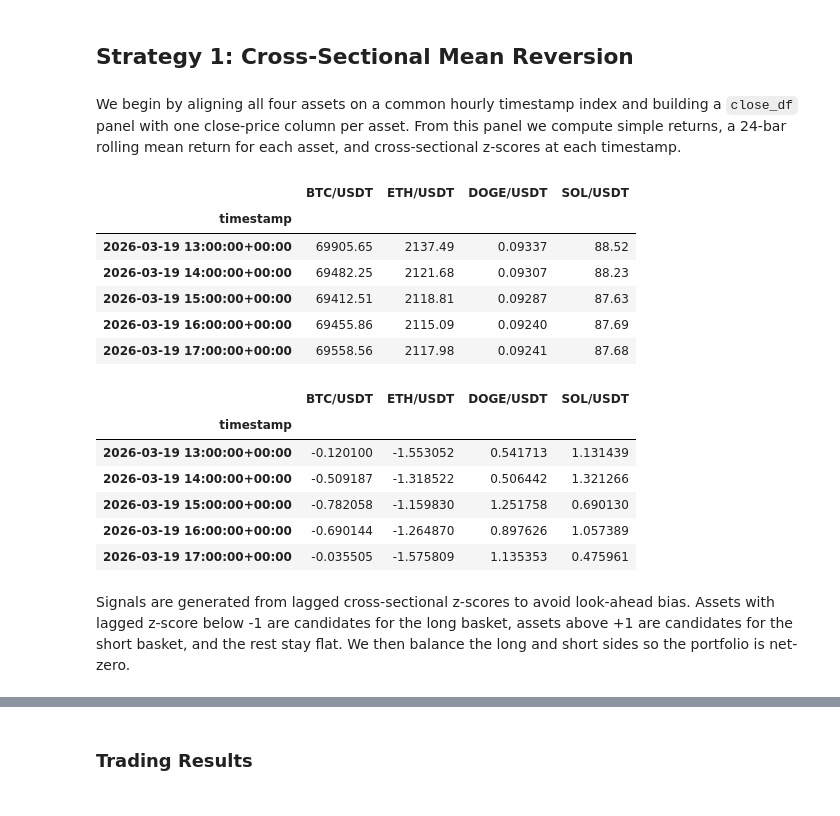
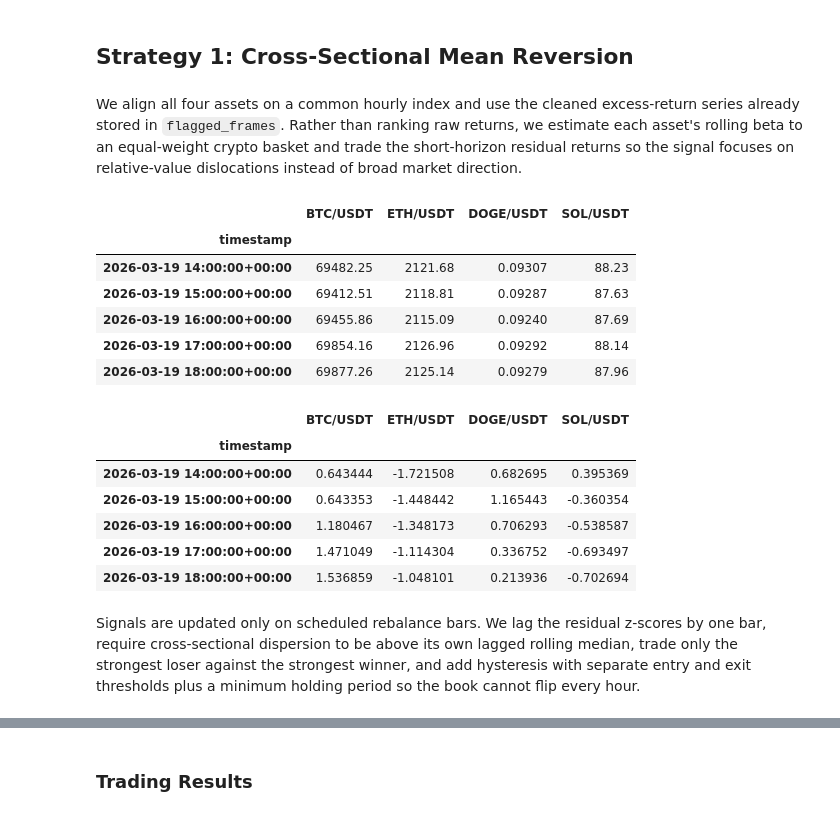
Before and after one commit to PeterLP123/Algo-Trading-Project, a Jupyter notebook: strategy.ipynb, the cells around one changed output, grey strips where cells are left out. Drawn from its saved outputs; the diff is of its cells as text; code cells hidden in the pictures.

```diff
--- a/strategy.ipynb
+++ b/strategy.ipynb
@@ -517,40 +517,82 @@ Max-eigenvalue test at 95%:
 # %% [markdown]
 ## Strategy 1: Cross-Sectional Mean Reversion
 # %% [markdown]
-We begin by aligning all four assets on a common hourly timestamp index and building a `close_df` panel with one close-price column per asset. From this panel we compute simple returns, a 24-bar rolling mean return for each asset, and cross-sectional z-scores at each timestamp.
+We align all four assets on a common hourly index and use the cleaned excess-return series already stored in `flagged_frames`. Rather than ranking raw returns, we estimate each asset's rolling beta to an equal-weight crypto basket and trade the short-horizon residual returns so the signal focuses on relative-value dislocations instead of broad market direction.
 # %%
 ASSET_COLUMNS = SYMBOLS
-ROLLING_MEAN_WINDOW = 24
+SIGNAL_RETURN_COLUMN = "clean_return"
+PNL_RETURN_COLUMN = "clean_return"
+BETA_WINDOW = 24 * 7
+SIGNAL_LOOKBACK = 6
+DISPERSION_LOOKBACK = 24 * 7
 
 close_df = pd.concat(
     [flagged_frames[symbol]["close"].rename(symbol) for symbol in ASSET_COLUMNS],
     axis=1,
 ).dropna()
 
-return_df = close_df.pct_change()
-rolling_mean_return_df = return_df.rolling(ROLLING_MEAN_WINDOW).mean()
+signal_return_df = pd.concat(
+    [flagged_frames[symbol][SIGNAL_RETURN_COLUMN].rename(symbol) for symbol in ASSET_COLUMNS],
+    axis=1,
+).reindex(close_df.index)
 
-cross_sectional_mean = rolling_mean_return_df.mean(axis=1)
-cross_sectional_std = rolling_mean_return_df.std(axis=1, ddof=0).replace(0.0, np.nan)
-zscore_df = rolling_mean_return_df.sub(cross_sectional_mean, axis=0).div(cross_sectional_std, axis=0)
+pnl_return_df = pd.concat(
+    [flagged_frames[symbol][PNL_RETURN_COLUMN].rename(symbol) for symbol in ASSET_COLUMNS],
+    axis=1,
+).reindex(close_df.index)
+
+combined_mask = signal_return_df.notna().all(axis=1) & pnl_return_df.notna().all(axis=1)
+close_df = close_df.loc[combined_mask]
+signal_return_df = signal_return_df.loc[combined_mask]
+pnl_return_df = pnl_return_df.loc[combined_mask]
+
+market_return_series = signal_return_df.mean(axis=1).rename("equal_weight_market_return")
+rolling_market_var = market_return_series.rolling(
+    BETA_WINDOW,
+    min_periods=max(BETA_WINDOW // 3, 24),
+).var(ddof=0).replace(0.0, np.nan)
+
+beta_df = pd.DataFrame(index=signal_return_df.index, columns=ASSET_COLUMNS, dtype=float)
+for symbol in ASSET_COLUMNS:
+    rolling_cov = signal_return_df[symbol].rolling(
+        BETA_WINDOW,
+        min_periods=max(BETA_WINDOW // 3, 24),
+    ).cov(market_return_series)
+    beta_df[symbol] = rolling_cov.div(rolling_market_var)
+
+residual_return_df = signal_return_df.sub(beta_df.mul(market_return_series, axis=0), axis=0)
+residual_signal_df = residual_return_df.rolling(
+    SIGNAL_LOOKBACK,
+    min_periods=max(SIGNAL_LOOKBACK // 2, 3),
+).mean()
+
+cross_sectional_mean = residual_signal_df.mean(axis=1)
+cross_sectional_std = residual_signal_df.std(axis=1, ddof=0).replace(0.0, np.nan)
+zscore_df = residual_signal_df.sub(cross_sectional_mean, axis=0).div(cross_sectional_std, axis=0)
+
+cross_sectional_dispersion_series = residual_signal_df.std(axis=1, ddof=0).rename("cross_sectional_dispersion")
+dispersion_floor_series = cross_sectional_dispersion_series.rolling(
+    DISPERSION_LOOKBACK,
+    min_periods=max(DISPERSION_LOOKBACK // 3, 24),
+).median().shift(1).rename("dispersion_floor")
 
 display(close_df.tail())
 display(zscore_df.tail())
 # %% [output]
 |  | BTC/USDT | ETH/USDT | DOGE/USDT | SOL/USDT |
 | timestamp |  |  |  |  |
-| 2026-03-19 13:00:00+00:00 | 69905.65 | 2137.49 | 0.09337 | 88.52 |
 | 2026-03-19 14:00:00+00:00 | 69482.25 | 2121.68 | 0.09307 | 88.23 |
 | 2026-03-19 15:00:00+00:00 | 69412.51 | 2118.81 | 0.09287 | 87.63 |
 | 2026-03-19 16:00:00+00:00 | 69455.86 | 2115.09 | 0.09240 | 87.69 |
-| 2026-03-19 17:00:00+00:00 | 69558.56 | 2117.98 | 0.09241 | 87.68 |
+| 2026-03-19 17:00:00+00:00 | 69854.16 | 2126.96 | 0.09292 | 88.14 |
+| 2026-03-19 18:00:00+00:00 | 69877.26 | 2125.14 | 0.09279 | 87.96 |
 |  | BTC/USDT | ETH/USDT | DOGE/USDT | SOL/USDT |
 | timestamp |  |  |  |  |
-| 2026-03-19 13:00:00+00:00 | -0.120100 | -1.553052 | 0.541713 | 1.131439 |
-| 2026-03-19 14:00:00+00:00 | -0.509187 | -1.318522 | 0.506442 | 1.321266 |
-| 2026-03-19 15:00:00+00:00 | -0.782058 | -1.159830 | 1.251758 | 0.690130 |
-| 2026-03-19 16:00:00+00:00 | -0.690144 | -1.264870 | 0.897626 | 1.057389 |
-| 2026-03-19 17:00:00+00:00 | -0.035505 | -1.575809 | 1.135353 | 0.475961 |
+| 2026-03-19 14:00:00+00:00 | 0.643444 | -1.721508 | 0.682695 | 0.395369 |
+| 2026-03-19 15:00:00+00:00 | 0.643353 | -1.448442 | 1.165443 | -0.360354 |
+| 2026-03-19 16:00:00+00:00 | 1.180467 | -1.348173 | 0.706293 | -0.538587 |
+| 2026-03-19 17:00:00+00:00 | 1.471049 | -1.114304 | 0.336752 | -0.693497 |
+| 2026-03-19 18:00:00+00:00 | 1.536859 | -1.048101 | 0.213936 | -0.702694 |
 # %% [markdown]
-Signals are generated from lagged cross-sectional z-scores to avoid look-ahead bias. Assets with lagged z-score below -1 are candidates for the long basket, assets above +1 are candidates for the short basket, and the rest stay flat. We then balance the long and short sides so the portfolio is net-zero.
+Signals are updated only on scheduled rebalance bars. We lag the residual z-scores by one bar, require cross-sectional dispersion to be above its own lagged rolling median, trade only the strongest loser against the strongest winner, and add hysteresis with separate entry and exit thresholds plus a minimum holding period so the book cannot flip every hour.
 # %%
```
Also changed, not shown: parts of 19 cells of this notebook.
